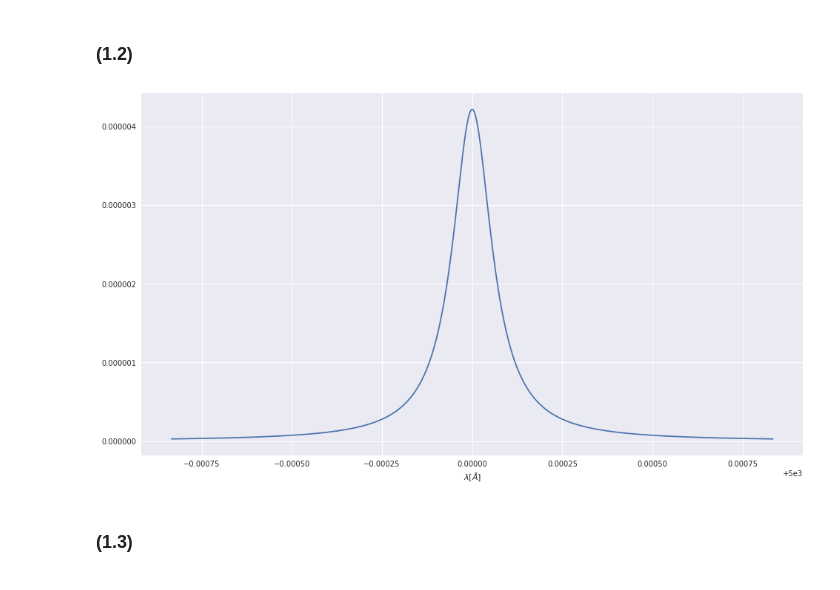
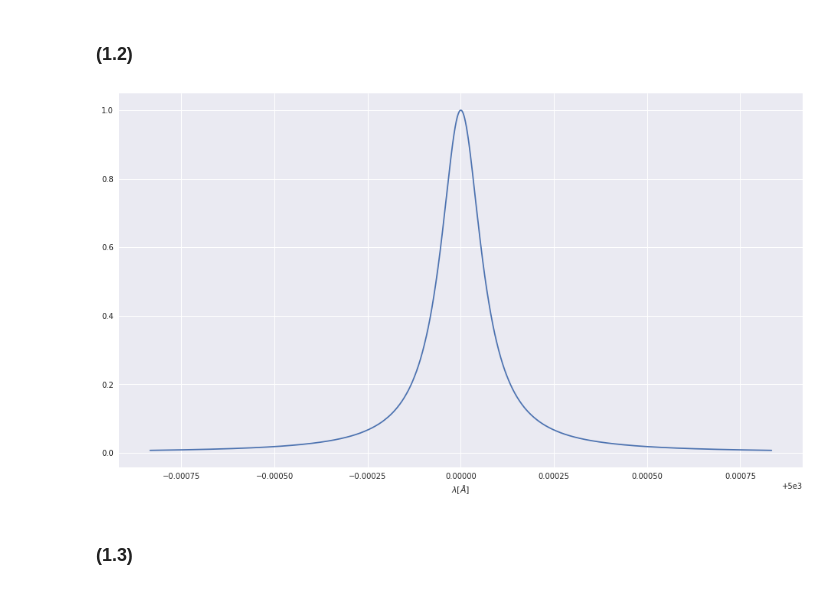
Before and after one commit to kaimibk/School, a Jupyter notebook: ASTR_423/A4/A4.ipynb, the cells around one changed output. Saved outputs shown, nothing was run; the diff lists cells and outputs as text; code cells hidden in the pictures.

```diff
--- a/ASTR_423/A4/A4.ipynb
+++ b/ASTR_423/A4/A4.ipynb
@@ -33,18 +33,18 @@ def lorentz(nus, nu0=nu0):
 # %%
 nus = np.arange(nu0.value - 1e8, nu0.value + 1e8, 100) * u.Hz
 profile = lorentz(nus, nu0)
-profile = profile / np.trapz(profile.value)
+profile = profile / profile.max()
 # %% [markdown]
 ### (1.2)
 # %%
 fig = plt.figure(figsize=(16,9))
 x = np.sort((const.c / nus).to(u.AA))
-plt.plot(x, profile)
+plt.plot(x.value, profile)
 
 plt.xlabel('$\lambda [\AA]$')
 plt.savefig('lorentz.png', dpi=300, bbox_inches='tight')
 # %% [output]
-[figure, old version]
+[figure, new version]
 # %% [markdown]
 ### (1.3)
 # %%
```
Also changed, not shown: parts of 11 cells of this notebook.
